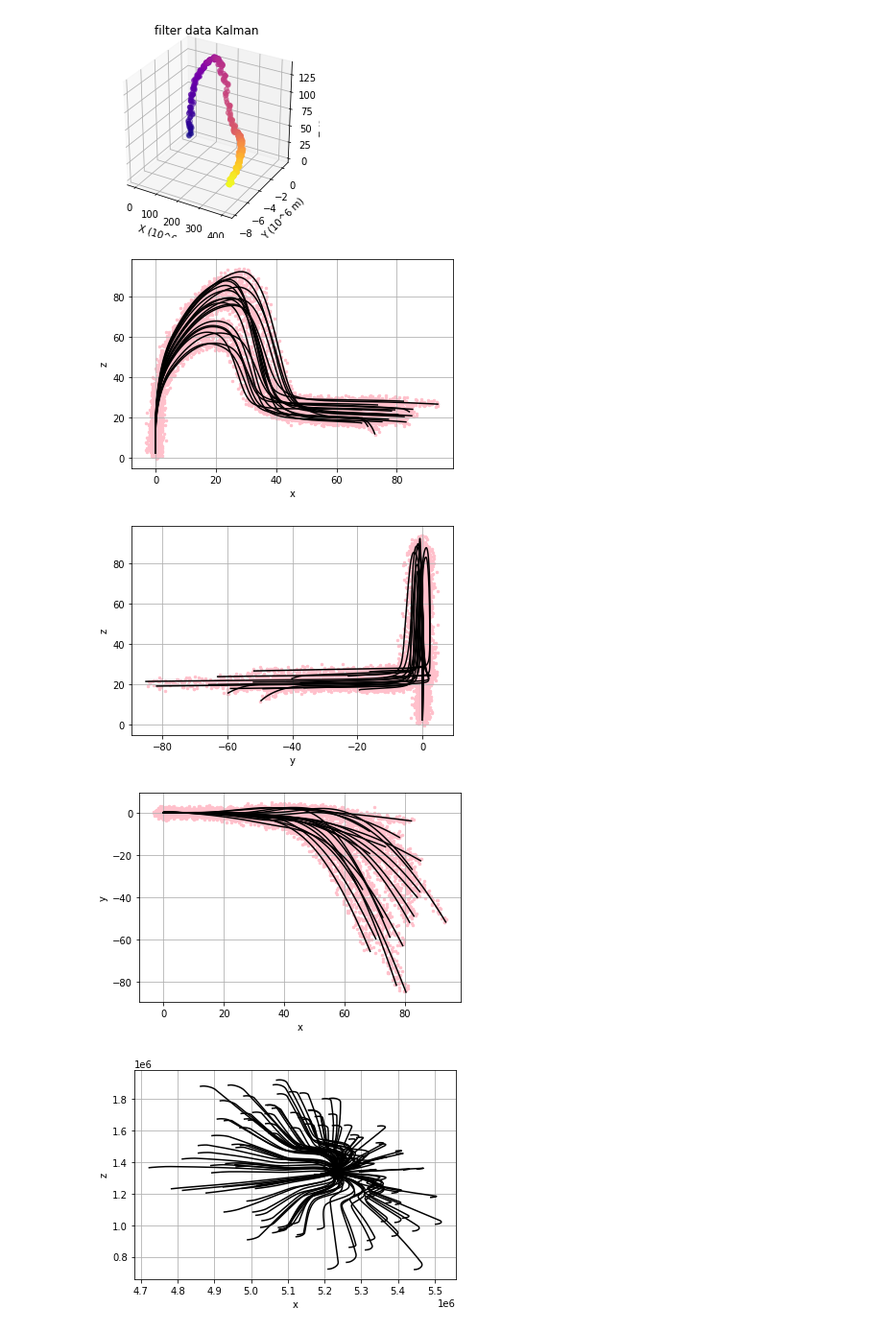
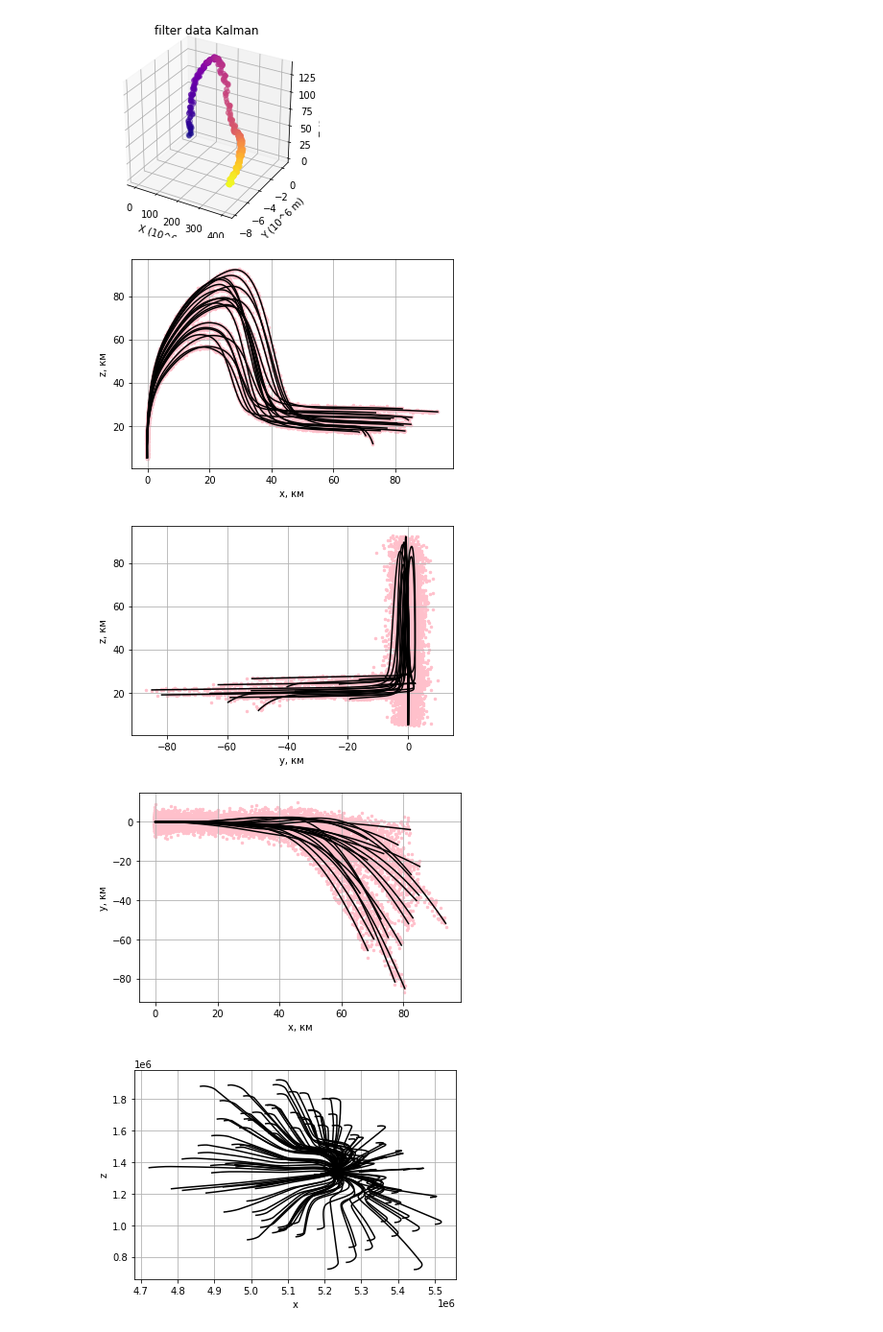
Before and after one commit to dart9905/-oursework, a Jupyter notebook: KalmanNN/KalmanNN.ipynb, the cells around one changed output. Shown at 96% size. Saved outputs shown, nothing was run; the diff lists cells and outputs as text; code cells hidden in the pictures.

```diff
--- a/KalmanNN/KalmanNN.ipynb
+++ b/KalmanNN/KalmanNN.ipynb
@@ -342,8 +344,10 @@ def get_strided_data_clust(dset, keys, variables=3, residuals=True, gt_size=8, h
             traj_ids.append(k)
 
     data_norm_factor = np.array(max_coordinate(data_seqs, range(len(data_seqs)))) / 100
+    data_seqs_noise = np.random.normal(data_seqs, random.randint(1,2))
+
     data_seqs = np.array(data_seqs) / data_norm_factor
-    data_seqs_noise = np.random.normal(data_seqs, random.randint(1,2)/2)
+    data_seqs_noise = data_seqs_noise / data_norm_factor
 
 
     # Collect all data seqs into one huge dataset
@@ -1330,7 +1366,7 @@ def Deviation(data_real, data_rnn, data_kalman, Discrepancy, BATCH_SIZE_TEST, st
 
     return loss_rnn, loss_kalman, accuracy_rnn, accuracy_kalman
 # %%
-start = 3
+start = 10
 k = 1
 # %%
 loss_rnn, loss_kalman, accuracy_rnn, accuracy_kalman = Deviation(test_data.data['data'], pack_predictions, data_trajectories_filter, Discrepancy, BATCH_SIZE_TEST, start, array_err)
@@ -1473,49 +1550,52 @@ plot_trajectory(np.array(data_trajectories_filter[k//BATCH_SIZE_TEST][k-k//BATCH
 [figure]
 [figure]
 # %%
-a0 = 3
+a0 = start
 a1 = 0
 a2 = 2
-plt.ylabel('z')
-plt.xlabel('x')
+fig, ax = plt.subplots()
+plt.ylabel('z, км')
+plt.xlabel('x, км')
 for k in range(len(test_data.data['data'])//10):
-  plt.plot(test_data.data['data'][k][a0:,a1], test_data.data['data'][k][a0:,a2], label='data', color='black')
-  plt.scatter(test_data.data['data_noise'][k][a0:,a1], test_data.data['data_noise'][k][a0:,a2], label='data+noise', c='pink', s=6)
+  plt.plot(test_data.data['data'][k][a0:,a1], test_data.data['data'][k][a0:,a2], label='траектория', color='black')
+  plt.scatter(test_data.data['data_noise'][k][a0:,a1], test_data.data['data_noise'][k][a0:,a2], label='траектория+шум', c='pink', s=6)
 #plt.plot(np.array(data_trajectories_filter[k//BATCH_SIZE_TEST][k-k//BATCH_SIZE_TEST*BATCH_SIZE_TEST])[a0:,a1],np.array(data_trajectories_filter[k//BATCH_SIZE_TEST][k-k//BATCH_SIZE_TEST*BATCH_SIZE_TEST])[a0:,a2], label='filter data Kalman', color='green')
 #plt.plot(pack_predictions[k//BATCH_SIZE_TEST][k-k//BATCH_SIZE_TEST*BATCH_SIZE_TEST][a0:,a1], pack_predictions[k//BATCH_SIZE_TEST][k-k//BATCH_SIZE_TEST*BATCH_SIZE_TEST][a0:,a2], label='filter data RNN', color='r')
-#plt.legend()
 plt.grid(True)
+fig.savefig('hgv1.eps', format='eps')
 plt.show()
 
 a1 = 1
 a2 = 2
-plt.ylabel('z')
-plt.xlabel('y')
+fig, ax = plt.subplots()
+plt.ylabel('z, км')
+plt.xlabel('y, км')
 for k in range(len(test_data.data['data'])//10):
-  plt.plot(test_data.data['data'][k][a0:,a1], test_data.data['data'][k][a0:,a2], label='data', color='black')
-  plt.scatter(test_data.data['data_noise'][k][a0:,a1], test_data.data['data_noise'][k][a0:,a2], label='data+noise', c='pink', s=6)
+  plt.plot(test_data.data['data'][k][a0:,a1], test_data.data['data'][k][a0:,a2], label='траектория', color='black')
+  plt.scatter(test_data.data['data_noise'][k][a0:,a1], test_data.data['data_noise'][k][a0:,a2], label='траектория+шум', c='pink', s=6)
 #plt.plot(np.array(data_trajectories_filter[k//BATCH_SIZE_TEST][k-k//BATCH_SIZE_TEST*BATCH_SIZE_TEST])[a0:,a1],np.array(data_trajectories_filter[k//BATCH_SIZE_TEST][k-k//BATCH_SIZE_TEST*BATCH_SIZE_TEST])[a0:,a2], label='filter data Kalman', color='green')
 #plt.plot(pack_predictions[k//BATCH_SIZE_TEST][k-k//BATCH_SIZE_TEST*BATCH_SIZE_TEST][a0:,a1], pack_predictions[k//BATCH_SIZE_TEST][k-k//BATCH_SIZE_TEST*BATCH_SIZE_TEST][a0:,a2], label='filter data RNN', color='r')
-#plt.legend()
 plt.grid(True)
+fig.savefig('hgv2.eps', format='eps')
 plt.show()
 
 a1 = 0
 a2 = 1
-plt.ylabel('y')
-plt.xlabel('x')
+fig, ax = plt.subplots()
+plt.ylabel('y, км')
+plt.xlabel('x, км')
 for k in range(len(test_data.data['data'])//10):
-  plt.plot(test_data.data['data'][k][a0:,a1], test_data.data['data'][k][a0:,a2], label='data', color='black')
-  plt.scatter(test_data.data['data_noise'][k][a0:,a1], test_data.data['data_noise'][k][a0:,a2], label='data+noise', c='pink', s=6)
+  plt.plot(test_data.data['data'][k][a0:,a1], test_data.data['data'][k][a0:,a2], label='траектория', color='black')
+  plt.scatter(test_data.data['data_noise'][k][a0:,a1], test_data.data['data_noise'][k][a0:,a2], label='траектория+шум', c='pink', s=6)
 #plt.plot(np.array(data_trajectories_filter[k//BATCH_SIZE_TEST][k-k//BATCH_SIZE_TEST*BATCH_SIZE_TEST])[a0:,a1],np.array(data_trajectories_filter[k//BATCH_SIZE_TEST][k-k//BATCH_SIZE_TEST*BATCH_SIZE_TEST])[a0:,a2], label='filter data Kalman', color='green')
 #plt.plot(pack_predictions[k//BATCH_SIZE_TEST][k-k//BATCH_SIZE_TEST*BATCH_SIZE_TEST][a0:,a1], pack_predictions[k//BATCH_SIZE_TEST][k-k//BATCH_SIZE_TEST*BATCH_SIZE_TEST][a0:,a2], label='filter data RNN', color='r')
-#plt.legend()
 plt.grid(True)
+fig.savefig('hgv3.eps', format='eps')
 plt.show()
 # %% [output]
-[figure, old version]
+[figure, new version]
-[figure, old version]
+[figure, new version]
-[figure, old version]
+[figure, new version]
 # %%
 a0 = 3
 a1 = 0
```
Also changed, not shown: parts of 14 cells of this notebook, 52 other files.
